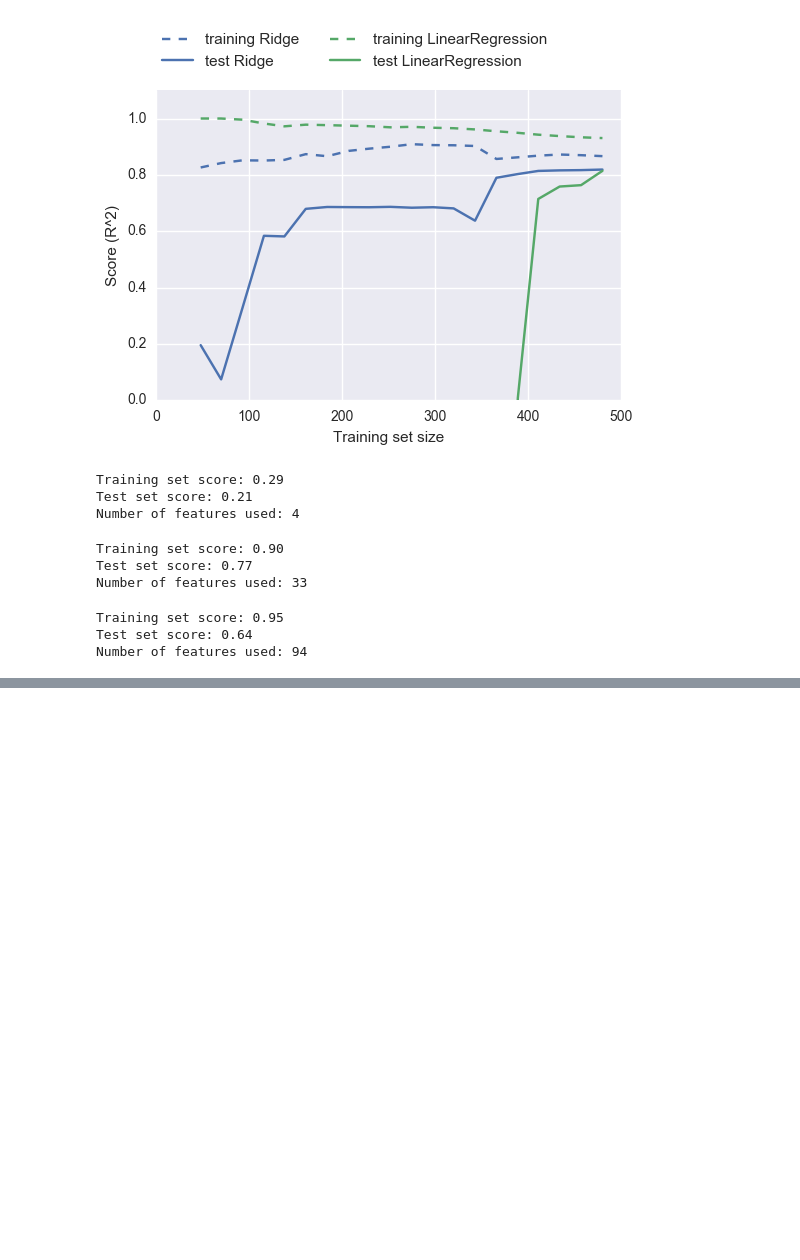
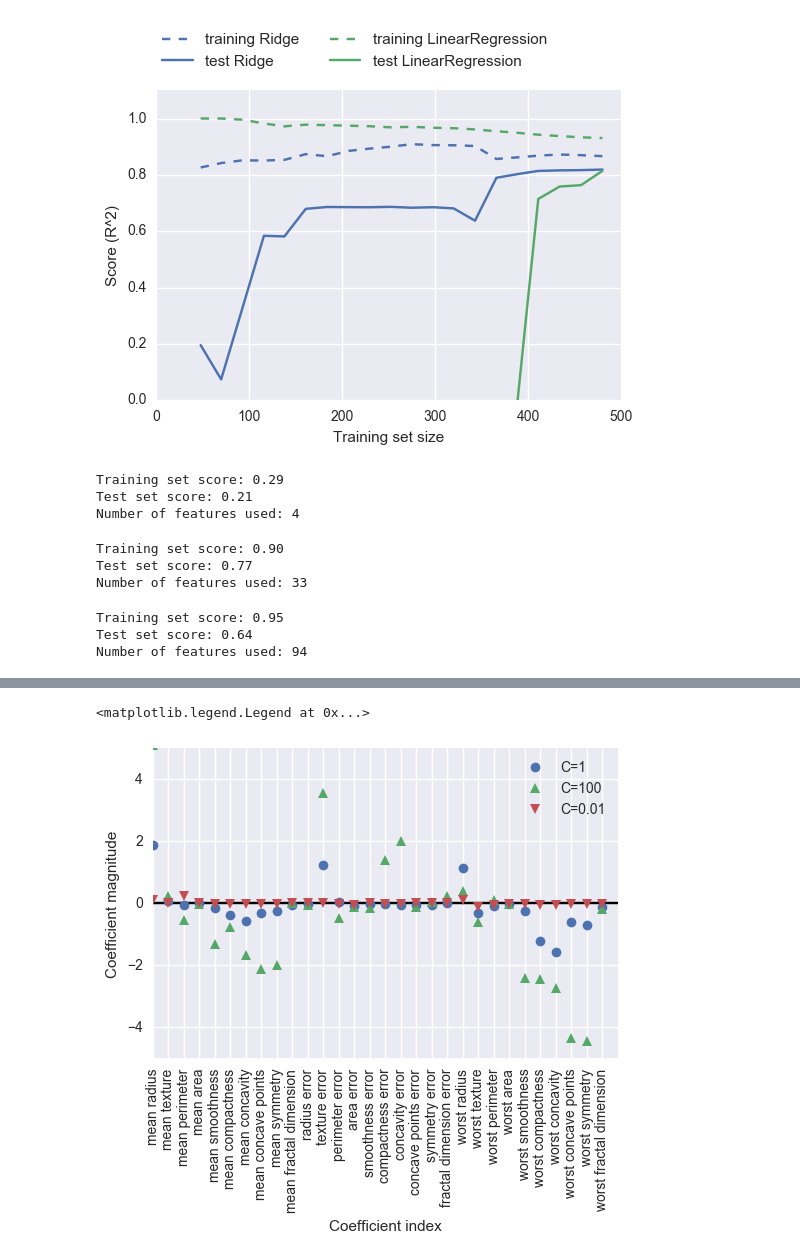
Before and after one commit to alvin319/book-notes, a Jupyter notebook: IntroductionToMachineLearningWithPython/supervised_learning.ipynb, the cells around one changed output, grey strips where cells are left out. Saved outputs shown, nothing was run; the diff lists cells and outputs as text; code cells hidden in the pictures; blank space fills up the shorter version.

```diff
--- a/IntroductionToMachineLearningWithPython/supervised_learning.ipynb
+++ b/IntroductionToMachineLearningWithPython/supervised_learning.ipynb
@@ -300,0 +365,13 @@ Number of features used: 94
+# %%
+plt.plot(logreg_clf.coef_.T, 'o', label='C=1')
+plt.plot(logreg_clf_100.coef_.T, '^', label='C=100')
+plt.plot(logreg_clf_001.coef_.T, 'v', label='C=0.01')
+plt.xticks(range(cancer.data.shape[1]), cancer.feature_names, rotation=90)
+plt.hlines(0, 0, cancer.data.shape[1])
+plt.ylim(-5, 5)
+plt.xlabel('Coefficient index')
+plt.ylabel('Coefficient magnitude')
+plt.legend()
+# %% [output]
+<matplotlib.legend.Legend at 0x...>
+[figure, added]
```
Also changed, not shown: parts of 25 cells of this notebook, 3 other files.
